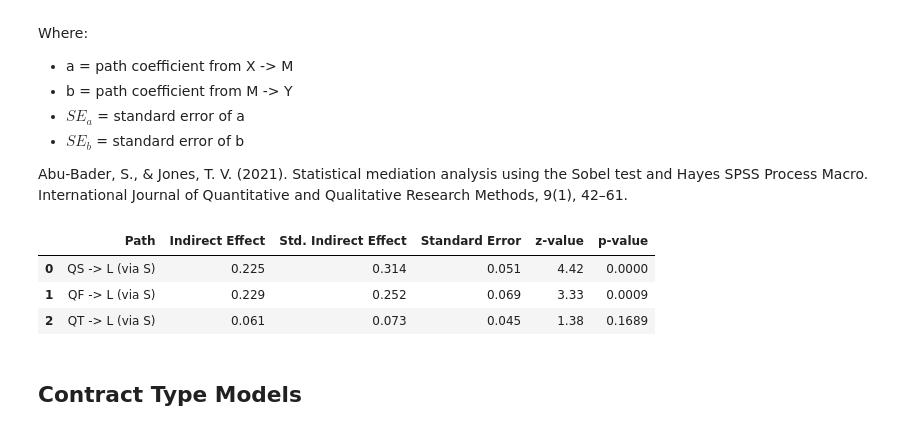
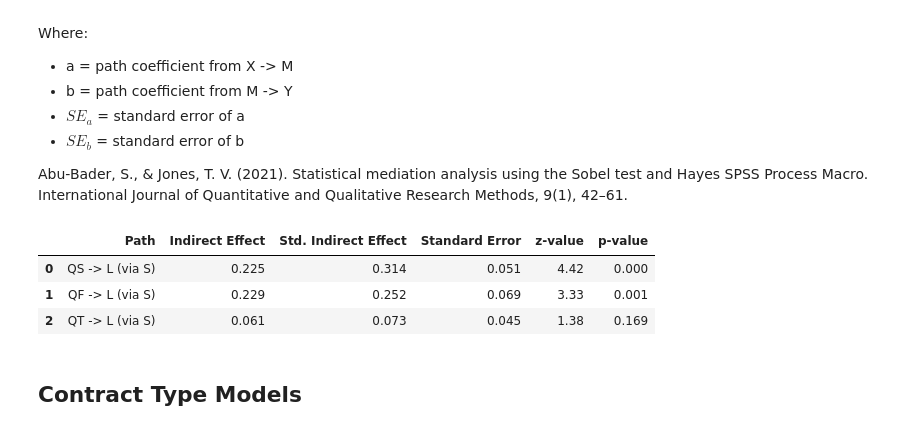
Before and after one commit to VictorValar/python-structural-equation-modeling-guide, a Jupyter notebook: Practice 3/practice_3.ipynb, the cells around one changed output. Saved outputs shown, nothing was run; the diff lists cells and outputs as text; code cells hidden in the pictures.

```diff
--- a/Practice 3/practice_3.ipynb
+++ b/Practice 3/practice_3.ipynb
@@ -423,12 +433,13 @@ for predictor in ['QS', 'QF', 'QT']:
     })
 # %%
 female_indirect_effects_df = pd.DataFrame(female_results)
+female_indirect_effects_df = female_indirect_effects_df.round(3)
 female_indirect_effects_df
 # %% [output]
 |  | Path | Indirect Effect | Std. Indirect Effect | Standard Error | z-value | p-value |
-| 0 | QS -> L (via S) | 0.225 | 0.314 | 0.051 | 4.42 | 0.0000 |
-| 1 | QF -> L (via S) | 0.229 | 0.252 | 0.069 | 3.33 | 0.0009 |
-| 2 | QT -> L (via S) | 0.061 | 0.073 | 0.045 | 1.38 | 0.1689 |
+| 0 | QS -> L (via S) | 0.225 | 0.314 | 0.051 | 4.42 | 0.000 |
+| 1 | QF -> L (via S) | 0.229 | 0.252 | 0.069 | 3.33 | 0.001 |
+| 2 | QT -> L (via S) | 0.061 | 0.073 | 0.045 | 1.38 | 0.169 |
 # %% [markdown]
 ## Contract Type Models
 # %% [markdown]
```
Also changed, not shown: parts of 22 cells of this notebook.
